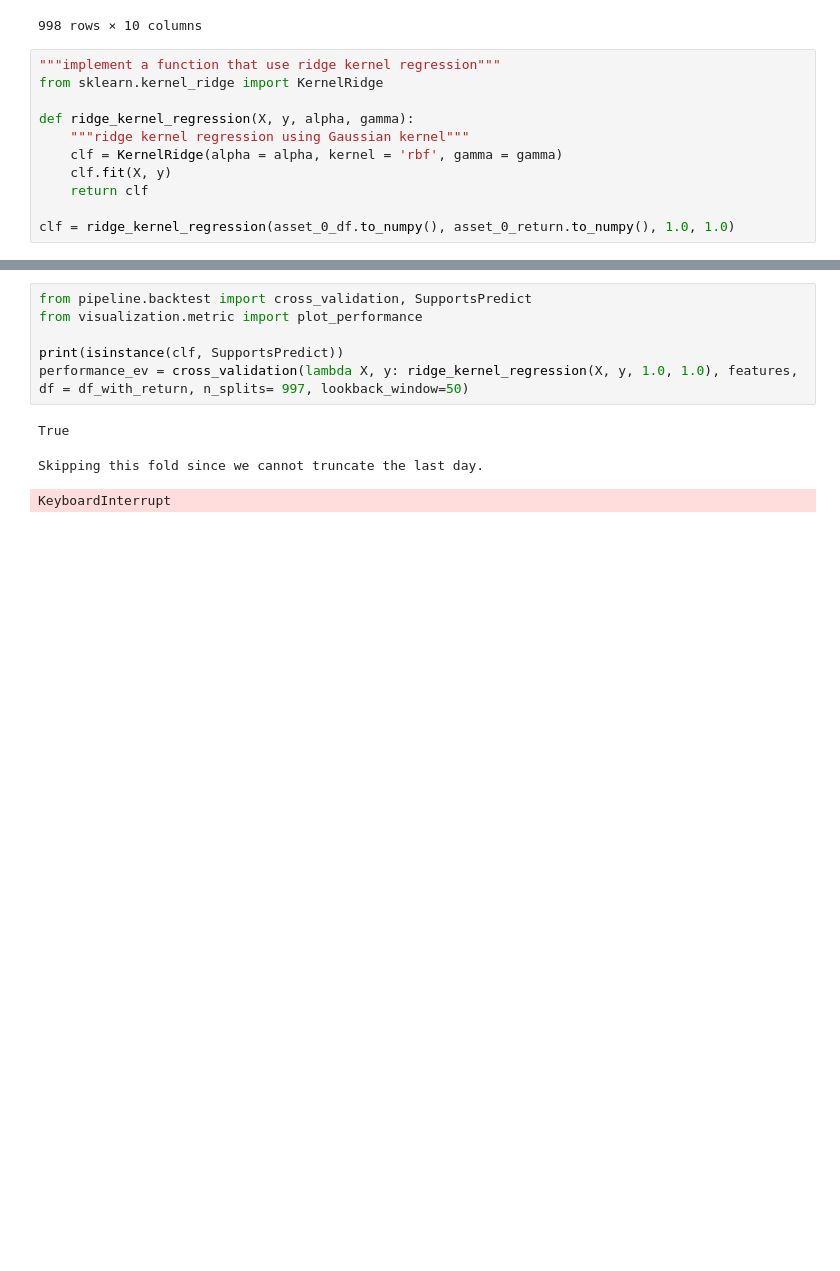
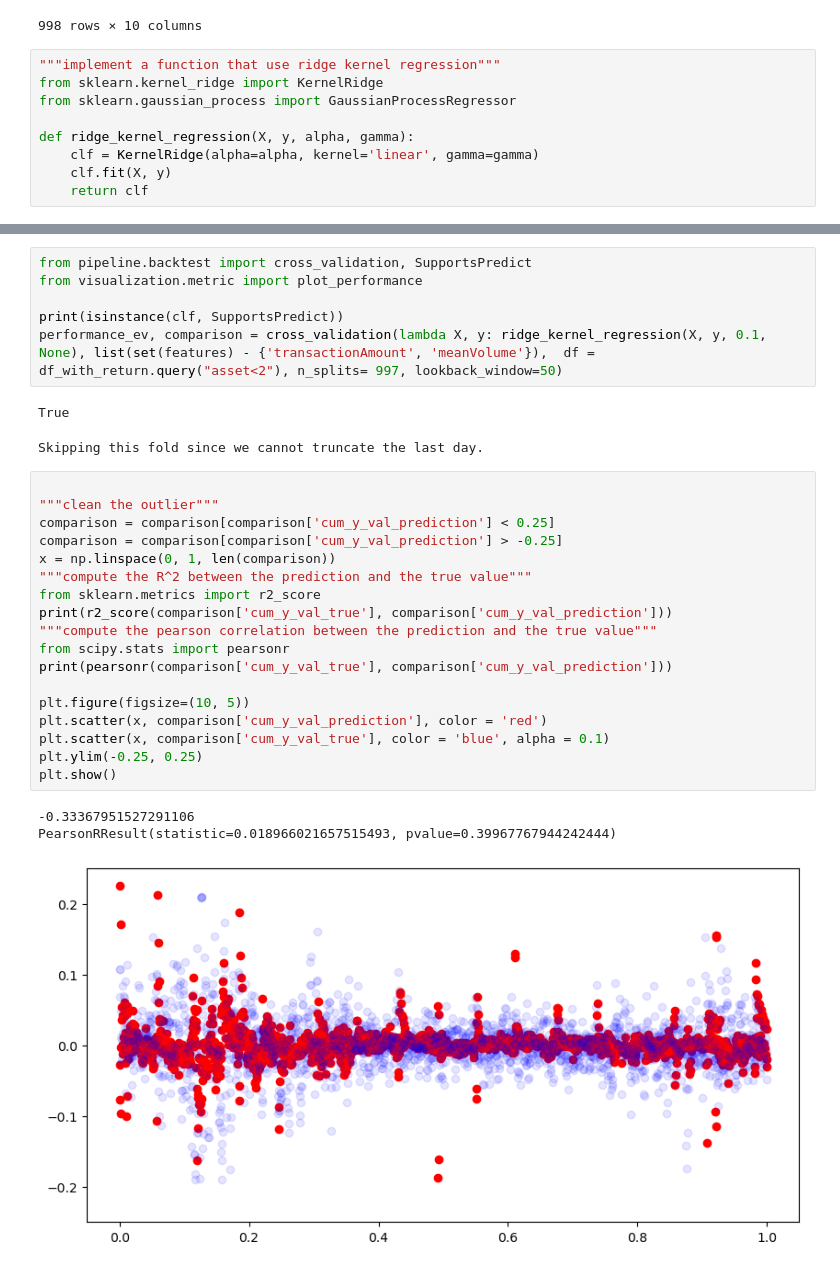
Before and after one commit to owen8877/qids-2023-comp, a Jupyter notebook: playground/all_in_ethereum/test2.ipynb, the cells around one changed output, grey strips where cells are left out. Cells and saved outputs as stored; diff of their text form; blank space fills up the shorter version.

Commit message:
Save the notebook for kernel regression method

```diff
--- a/playground/all_in_ethereum/test2.ipynb
+++ b/playground/all_in_ethereum/test2.ipynb
@@ -63,14 +69,12 @@ asset_0_df
 # %%
 """implement a function that use ridge kernel regression"""
 from sklearn.kernel_ridge import KernelRidge
+from sklearn.gaussian_process import GaussianProcessRegressor
 
 def ridge_kernel_regression(X, y, alpha, gamma):
-    """ridge kernel regression using Gaussian kernel"""
-    clf = KernelRidge(alpha = alpha, kernel = 'rbf', gamma = gamma)
+    clf = KernelRidge(alpha=alpha, kernel='linear', gamma=gamma)
     clf.fit(X, y)
     return clf
-
-clf = ridge_kernel_regression(asset_0_df.to_numpy(), asset_0_return.to_numpy(), 1.0, 1.0)
 # %%
 """print the in-sample R^2 score for clf"""
 from sklearn.metrics import r2_score
@@ -99,10 +103,31 @@ from pipeline.backtest import cross_validation, SupportsPredict
 from visualization.metric import plot_performance
 
 print(isinstance(clf, SupportsPredict))
-performance_ev = cross_validation(lambda X, y: ridge_kernel_regression(X, y, 1.0, 1.0), features,  df = df_with_return, n_splits= 997, lookback_window=50)
+performance_ev, comparison = cross_validation(lambda X, y: ridge_kernel_regression(X, y, 0.1, None), list(set(features) - {'transactionAmount', 'meanVolume'}),  df = df_with_return.query("asset<2"), n_splits= 997, lookback_window=50)
 # %% [output]
 True
 Skipping this fold since we cannot truncate the last day.
-KeyboardInterrupt
+# %%
+
+"""clean the outlier"""
+comparison = comparison[comparison['cum_y_val_prediction'] < 0.25]
+comparison = comparison[comparison['cum_y_val_prediction'] > -0.25]
+x = np.linspace(0, 1, len(comparison))
+"""compute the R^2 between the prediction and the true value"""
+from sklearn.metrics import r2_score
+print(r2_score(comparison['cum_y_val_true'], comparison['cum_y_val_prediction']))
+"""compute the pearson correlation between the prediction and the true value"""
+from scipy.stats import pearsonr
+print(pearsonr(comparison['cum_y_val_true'], comparison['cum_y_val_prediction']))
+
+plt.figure(figsize=(10, 5))
+plt.scatter(x, comparison['cum_y_val_prediction'], color = 'red')
+plt.scatter(x, comparison['cum_y_val_true'], color = 'blue', alpha = 0.1)
+plt.ylim(-0.25, 0.25)
+plt.show()
+# %% [output]
+-0.33367951527291106
+PearsonRResult(statistic=0.018966021657515493, pvalue=0.39967767944242444)
+[figure, added]
 # %%
 plt.figure(figsize=(10, 5))
```
Also changed, not shown: parts of 3 cells of this notebook, 1 other file.
